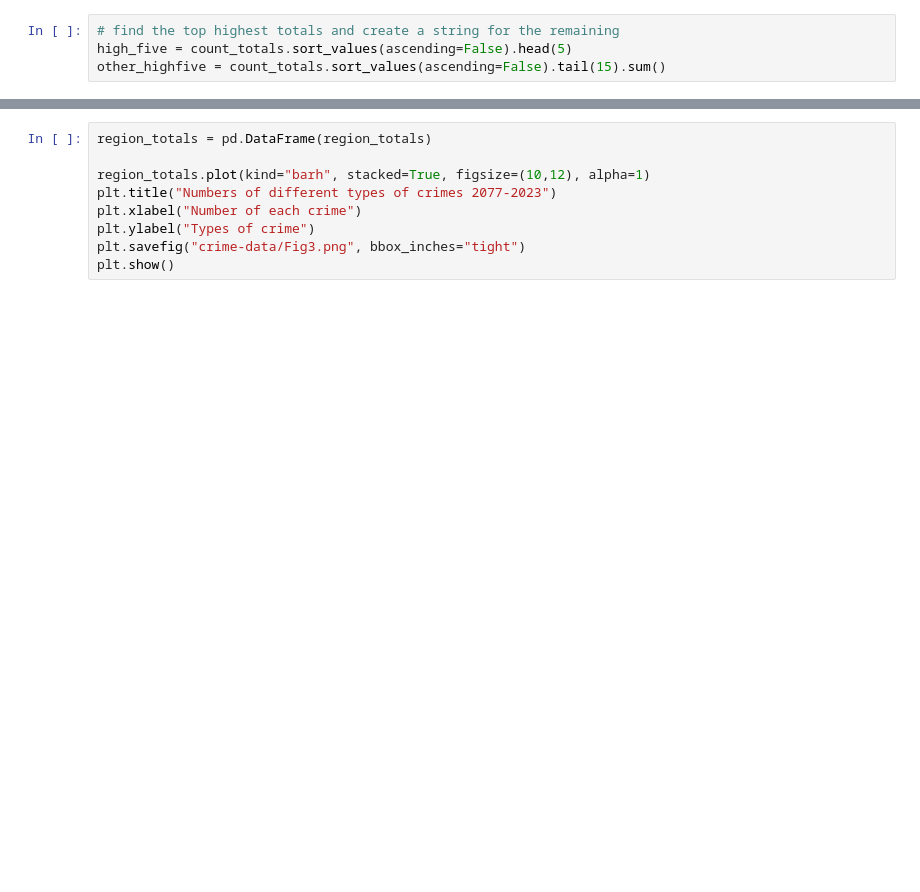
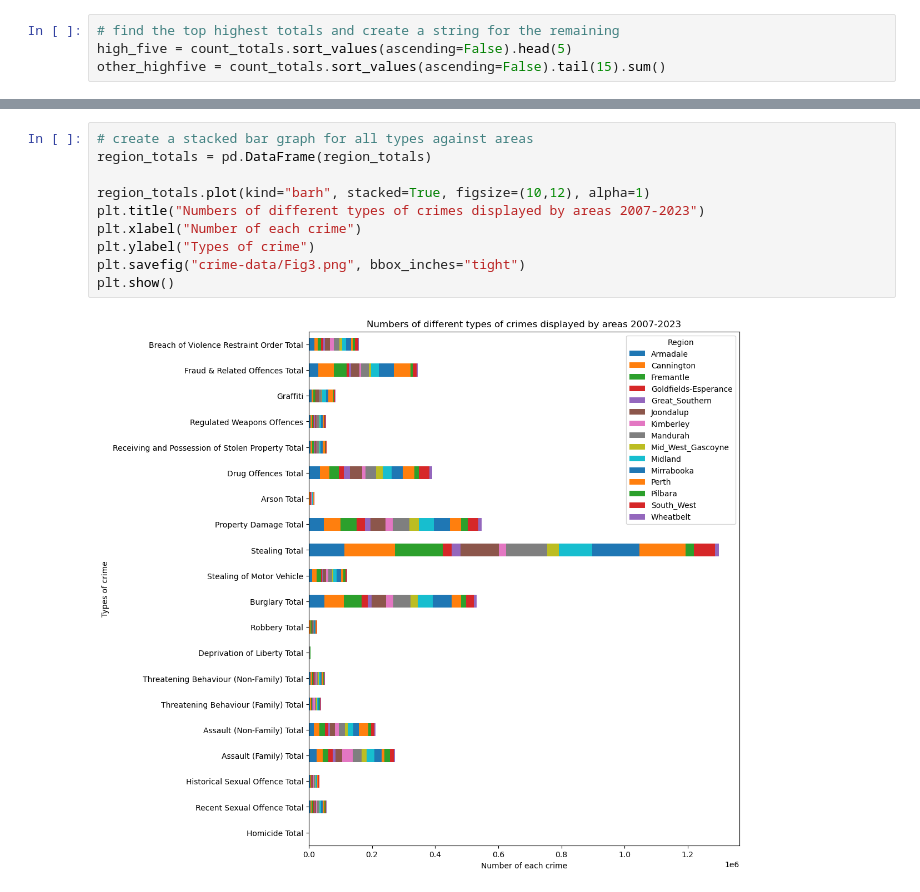
Before and after one commit to DrishP98/Project-1-, a Jupyter notebook: drish_types of crimes with total categories.ipynb, the cells around one changed output, grey strips where cells are left out. Cells and saved outputs as stored; diff of their text form; blank space fills up the shorter version.

```diff
--- a/drish_types of crimes with total categories.ipynb
+++ b/drish_types of crimes with total categories.ipynb
@@ -83,12 +154,15 @@ region_totals
 # %%
+# create a stacked bar graph for all types against areas
 region_totals = pd.DataFrame(region_totals)
 
 region_totals.plot(kind="barh", stacked=True, figsize=(10,12), alpha=1)
-plt.title("Numbers of different types of crimes 2077-2023")
+plt.title("Numbers of different types of crimes displayed by areas 2007-2023")
 plt.xlabel("Number of each crime")
 plt.ylabel("Types of crime")
 plt.savefig("crime-data/Fig3.png", bbox_inches="tight")
 plt.show()
+# %% [output]
+[figure, added]
 # %%
 # Rename Month and year column to Date
 crime_all_df_totals = crime_all_df_totals.rename(columns={'Month and Year': 'Date'})
```
Also changed, not shown: parts of 10 cells of this notebook.
